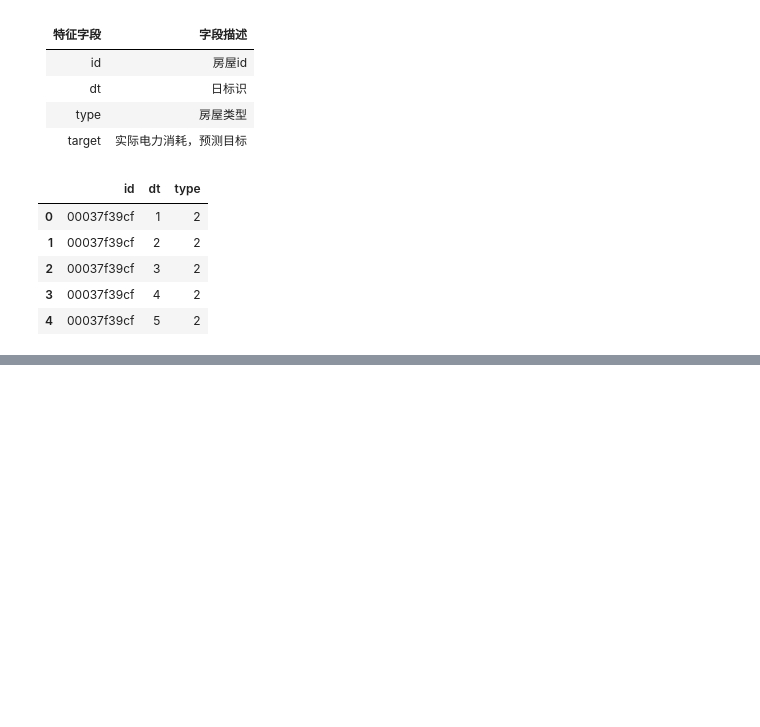
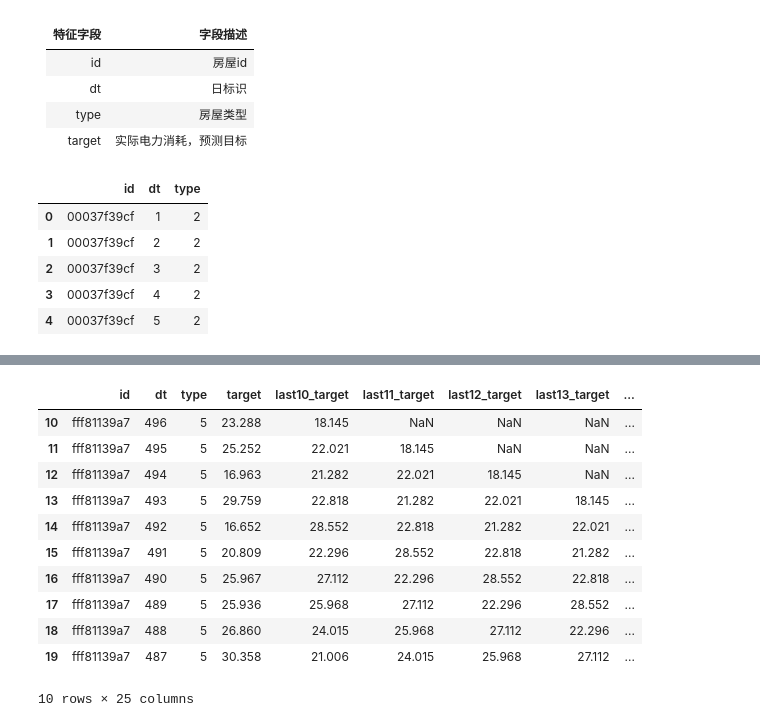
Before and after one commit to machenme/Datawhale, a Jupyter notebook: power_predict/main.ipynb, the cells around one changed output, grey strips where cells are left out. Drawn from its saved outputs; the diff is of its cells as text; code cells hidden in the pictures; blank space fills up the shorter version.

Commit message:
gbm shift 90

```diff
--- a/power_predict/main.ipynb
+++ b/power_predict/main.ipynb
@@ -39,0 +123,41 @@ test[["id", "dt", "target"]].to_csv("submit.csv", index=None)
+# %%
+# 合并训练数据和测试数据，并进行排序
+data = pd.concat([test, train], axis=0, ignore_index=True)
+data = data.sort_values(["id", "dt"], ascending=False).reset_index(drop=True)
+
+# 历史平移
+for i in range(10, 30):
+    data[f"last{i}_target"] = data.groupby(["id"])["target"].shift(i)
+
+# 窗口统计
+data[f"win7_mean_target"] = (
+    data["last10_target"]
+    + data["last11_target"]
+    + data["last12_target"]
+    + data["last13_target"]
+    + data["last14_target"]
+    + data["last15_target"]
+    + data["last16_target"]
+) / 7
+
+# 进行数据切分
+train = data[data.target.notnull()].reset_index(drop=True)
+test = data[data.target.isnull()].reset_index(drop=True)
+
+# 确定输入特征
+train_cols = [f for f in data.columns if f not in ["id", "target"]]
+# %%
+data.iloc[10:20,:]
+# %% [output]
+|  | id | dt | type | target | last10_target | last11_target | last12_target | last13_target | ... |
+| 10 | fff81139a7 | 496 | 5 | 23.288 | 18.145 | NaN | NaN | NaN | ... |
+| 11 | fff81139a7 | 495 | 5 | 25.252 | 22.021 | 18.145 | NaN | NaN | ... |
+| 12 | fff81139a7 | 494 | 5 | 16.963 | 21.282 | 22.021 | 18.145 | NaN | ... |
+| 13 | fff81139a7 | 493 | 5 | 29.759 | 22.818 | 21.282 | 22.021 | 18.145 | ... |
+| 14 | fff81139a7 | 492 | 5 | 16.652 | 28.552 | 22.818 | 21.282 | 22.021 | ... |
+| 15 | fff81139a7 | 491 | 5 | 20.809 | 22.296 | 28.552 | 22.818 | 21.282 | ... |
+| 16 | fff81139a7 | 490 | 5 | 25.967 | 27.112 | 22.296 | 28.552 | 22.818 | ... |
+| 17 | fff81139a7 | 489 | 5 | 25.936 | 25.968 | 27.112 | 22.296 | 28.552 | ... |
+| 18 | fff81139a7 | 488 | 5 | 26.860 | 24.015 | 25.968 | 27.112 | 22.296 | ... |
+| 19 | fff81139a7 | 487 | 5 | 30.358 | 21.006 | 24.015 | 25.968 | 27.112 | ... |
+10 rows × 25 columns
```
Also changed, not shown: parts of 9 cells of this notebook, 2 other files.
